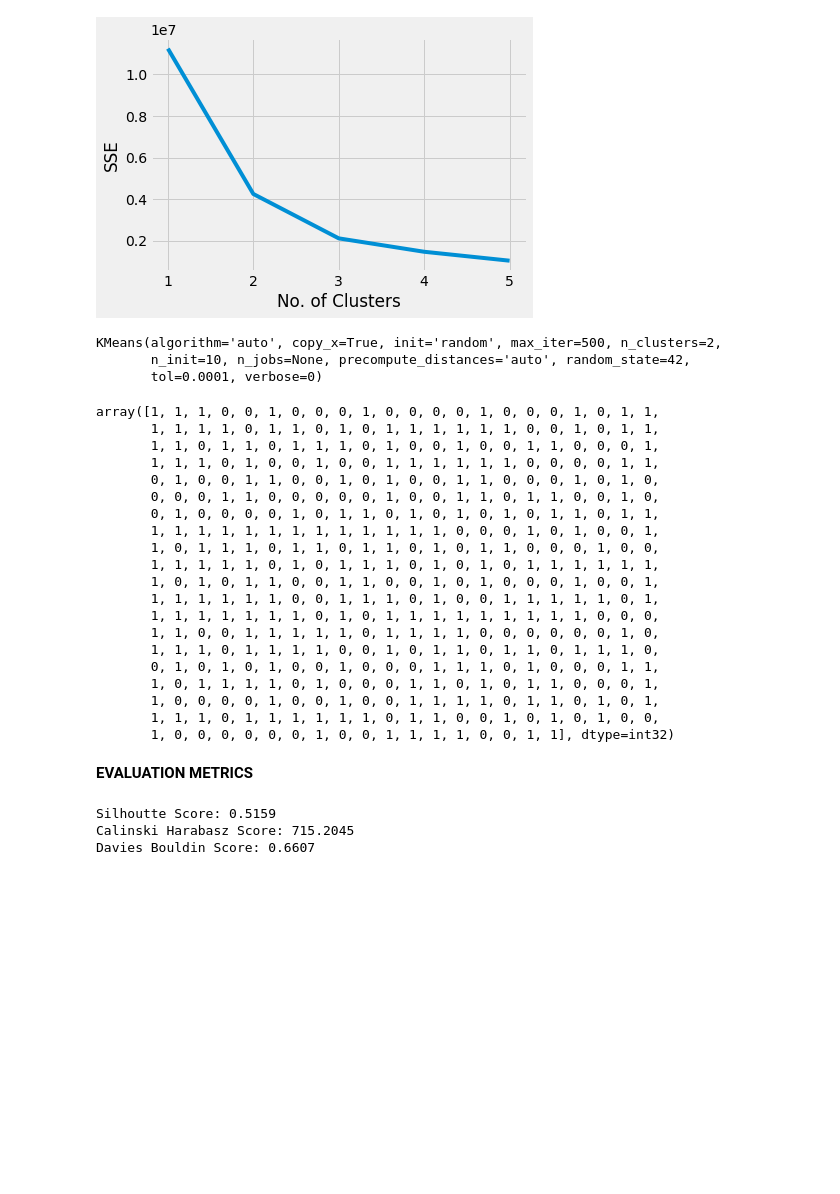
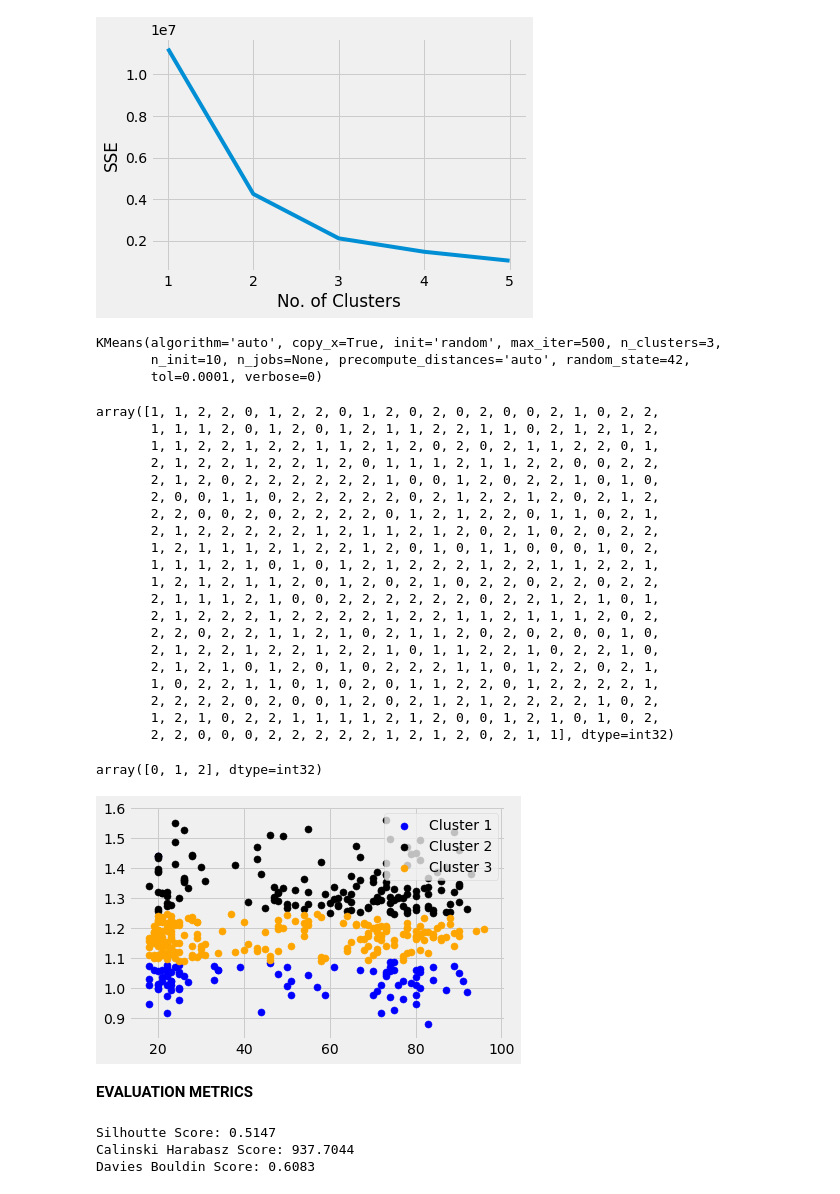
Before and after one commit to MPragya-20/IntegrateKaggleTest, a Jupyter notebook: alzheimer-s-k-means.ipynb, the cells around one changed output. Cells and saved outputs as stored; diff of their text form; code cells hidden in the pictures; blank space fills up the shorter version.

```diff
--- a/alzheimer-s-k-means.ipynb
+++ b/alzheimer-s-k-means.ipynb
@@ -141,43 +125,61 @@ plt.show()
 
 kmeans = KMeans(
 init="random",
-n_clusters=2,
+n_clusters=3,
 n_init=10,
 max_iter=500,
 random_state=42
 )
 kmeans.fit(data)
 # %% [output]
-KMeans(algorithm='auto', copy_x=True, init='random', max_iter=500, n_clusters=2,
+KMeans(algorithm='auto', copy_x=True, init='random', max_iter=500, n_clusters=3,
        n_init=10, n_jobs=None, precompute_distances='auto', random_state=42,
        tol=0.0001, verbose=0)
 # %%
 import seaborn as sns
 from sklearn.model_selection import train_test_split
 labels = kmeans.fit_predict(data)
+labels = kmeans.labels_
 pred = kmeans.predict(data)
-pred
+labels
 # %% [output]
-array([1, 1, 1, 0, 0, 1, 0, 0, 0, 1, 0, 0, 0, 0, 1, 0, 0, 0, 1, 0, 1, 1,
-       1, 1, 1, 1, 0, 1, 1, 0, 1, 0, 1, 1, 1, 1, 1, 1, 0, 0, 1, 0, 1, 1,
-       1, 1, 0, 1, 1, 0, 1, 1, 1, 0, 1, 0, 0, 1, 0, 0, 1, 1, 0, 0, 0, 1,
-       1, 1, 1, 0, 1, 0, 0, 1, 0, 0, 1, 1, 1, 1, 1, 1, 0, 0, 0, 0, 1, 1,
-       0, 1, 0, 0, 1, 1, 0, 0, 1, 0, 1, 0, 0, 1, 1, 0, 0, 0, 1, 0, 1, 0,
-       0, 0, 0, 1, 1, 0, 0, 0, 0, 0, 1, 0, 0, 1, 1, 0, 1, 1, 0, 0, 1, 0,
-       0, 1, 0, 0, 0, 0, 1, 0, 1, 1, 0, 1, 0, 1, 0, 1, 0, 1, 1, 0, 1, 1,
-       1, 1, 1, 1, 1, 1, 1, 1, 1, 1, 1, 1, 1, 0, 0, 0, 1, 0, 1, 0, 0, 1,
-       1, 0, 1, 1, 1, 0, 1, 1, 0, 1, 1, 0, 1, 0, 1, 1, 0, 0, 0, 1, 0, 0,
-       1, 1, 1, 1, 1, 0, 1, 0, 1, 1, 1, 0, 1, 0, 1, 0, 1, 1, 1, 1, 1, 1,
-       1, 0, 1, 0, 1, 1, 0, 0, 1, 1, 0, 0, 1, 0, 1, 0, 0, 0, 1, 0, 0, 1,
-       1, 1, 1, 1, 1, 1, 0, 0, 1, 1, 1, 0, 1, 0, 0, 1, 1, 1, 1, 1, 0, 1,
-       1, 1, 1, 1, 1, 1, 1, 0, 1, 0, 1, 1, 1, 1, 1, 1, 1, 1, 1, 0, 0, 0,
-       1, 1, 0, 0, 1, 1, 1, 1, 1, 0, 1, 1, 1, 1, 0, 0, 0, 0, 0, 0, 1, 0,
-       1, 1, 1, 0, 1, 1, 1, 1, 0, 0, 1, 0, 1, 1, 0, 1, 1, 0, 1, 1, 1, 0,
-       0, 1, 0, 1, 0, 1, 0, 0, 1, 0, 0, 0, 1, 1, 1, 0, 1, 0, 0, 0, 1, 1,
-       1, 0, 1, 1, 1, 1, 0, 1, 0, 0, 0, 1, 1, 0, 1, 0, 1, 1, 0, 0, 0, 1,
-       1, 0, 0, 0, 0, 1, 0, 0, 1, 0, 0, 1, 1, 1, 1, 0, 1, 1, 0, 1, 0, 1,
-       1, 1, 1, 0, 1, 1, 1, 1, 1, 1, 0, 1, 1, 0, 0, 1, 0, 1, 0, 1, 0, 0,
-       1, 0, 0, 0, 0, 0, 0, 1, 0, 0, 1, 1, 1, 1, 0, 0, 1, 1], dtype=int32)
+array([1, 1, 2, 2, 0, 1, 2, 2, 0, 1, 2, 0, 2, 0, 2, 0, 0, 2, 1, 0, 2, 2,
+       1, 1, 1, 2, 0, 1, 2, 0, 1, 2, 1, 1, 2, 2, 1, 1, 0, 2, 1, 2, 1, 2,
+       1, 1, 2, 2, 1, 2, 2, 1, 1, 2, 1, 2, 0, 2, 0, 2, 1, 1, 2, 2, 0, 1,
+       2, 1, 2, 2, 1, 2, 2, 1, 2, 0, 1, 1, 1, 2, 1, 1, 2, 2, 0, 0, 2, 2,
+       2, 1, 2, 0, 2, 2, 2, 2, 2, 2, 1, 0, 0, 1, 2, 0, 2, 2, 1, 0, 1, 0,
+       2, 0, 0, 1, 1, 0, 2, 2, 2, 2, 2, 0, 2, 1, 2, 2, 1, 2, 0, 2, 1, 2,
+       2, 2, 0, 0, 2, 0, 2, 2, 2, 2, 0, 1, 2, 1, 2, 2, 0, 1, 1, 0, 2, 1,
+       2, 1, 2, 2, 2, 2, 2, 1, 2, 1, 1, 2, 1, 2, 0, 2, 1, 0, 2, 0, 2, 2,
+       1, 2, 1, 1, 1, 2, 1, 2, 2, 1, 2, 0, 1, 0, 1, 1, 0, 0, 0, 1, 0, 2,
+       1, 1, 1, 2, 1, 0, 1, 0, 1, 2, 1, 2, 2, 2, 1, 2, 2, 1, 1, 2, 2, 1,
+       1, 2, 1, 2, 1, 1, 2, 0, 1, 2, 0, 2, 1, 0, 2, 2, 0, 2, 2, 0, 2, 2,
+       2, 1, 1, 1, 2, 1, 0, 0, 2, 2, 2, 2, 2, 2, 0, 2, 2, 1, 2, 1, 0, 1,
+       2, 1, 2, 2, 2, 1, 2, 2, 2, 2, 1, 2, 2, 1, 1, 2, 1, 1, 1, 2, 0, 2,
+       2, 2, 0, 2, 2, 1, 1, 2, 1, 0, 2, 1, 1, 2, 0, 2, 0, 2, 0, 0, 1, 0,
+       2, 1, 2, 2, 1, 2, 2, 1, 2, 2, 1, 0, 1, 1, 2, 2, 1, 0, 2, 2, 1, 0,
+       2, 1, 2, 1, 0, 1, 2, 0, 1, 0, 2, 2, 2, 1, 1, 0, 1, 2, 2, 0, 2, 1,
+       1, 0, 2, 2, 1, 1, 0, 1, 0, 2, 0, 1, 1, 2, 2, 0, 1, 2, 2, 2, 2, 1,
+       2, 2, 2, 2, 0, 2, 0, 0, 1, 2, 0, 2, 1, 2, 1, 2, 2, 2, 2, 1, 0, 2,
+       1, 2, 1, 0, 2, 2, 1, 1, 1, 1, 2, 1, 2, 0, 0, 1, 2, 1, 0, 1, 0, 2,
+       2, 2, 0, 0, 0, 2, 2, 2, 2, 2, 1, 2, 1, 2, 0, 2, 1, 1], dtype=int32)
+# %%
+from numpy import unique
+clusters = unique(labels)
+clusters
+# %% [output]
+array([0, 1, 2], dtype=int32)
+# %%
+#Plotting the results
+
+plt.scatter(data[labels == 0].iloc[:, 1:2], data[labels == 0].iloc[:, 8:9], s = 50, c = 'blue', label = 'Cluster 1')
+plt.scatter(data[labels == 1].iloc[:, 1:2], data[labels == 1].iloc[:, 8:9], s = 50, c = 'black', label = 'Cluster 2')
+plt.scatter(data[labels == 2].iloc[:, 1:2], data[labels == 2].iloc[:, 8:9], s = 50, c = 'orange', label = 'Cluster 3')
+
+plt.legend(loc='upper right')
+plt.show()
+# %% [output]
+[figure, added]
 # %% [markdown]
 **EVALUATION METRICS**
 # %%
@@ -194,6 +196,6 @@ print('Calinski Harabasz Score: %.4f' % calinski_harabasz_score_)
 davies_bouldin_score_ = davies_bouldin_score(data, labels)
 print('Davies Bouldin Score: %.4f' % davies_bouldin_score_)
 # %% [output]
-Silhoutte Score: 0.5159
-Calinski Harabasz Score: 715.2045
-Davies Bouldin Score: 0.6607
+Silhoutte Score: 0.5147
+Calinski Harabasz Score: 937.7044
+Davies Bouldin Score: 0.6083
```
Also changed, not shown: parts of 2 cells of this notebook.
